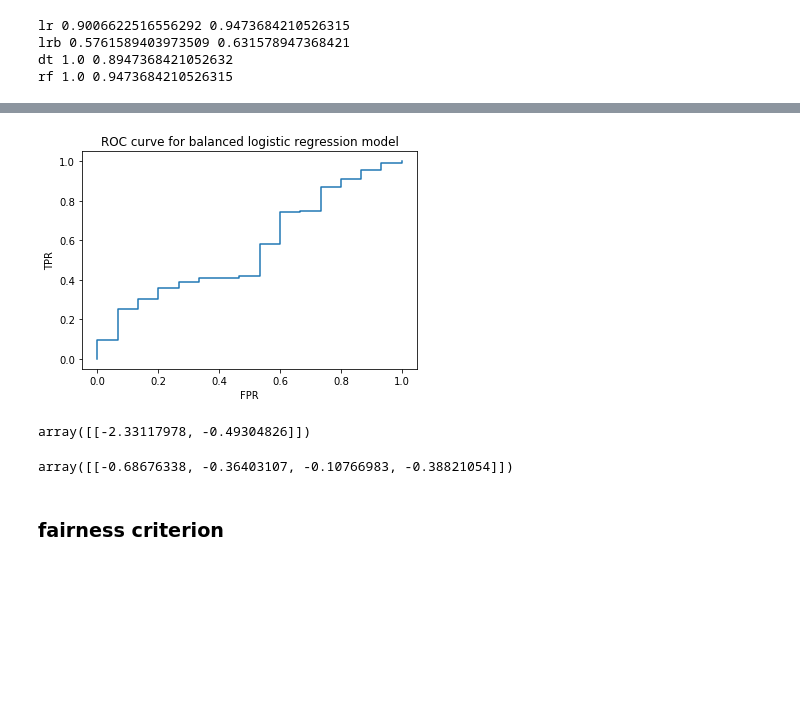
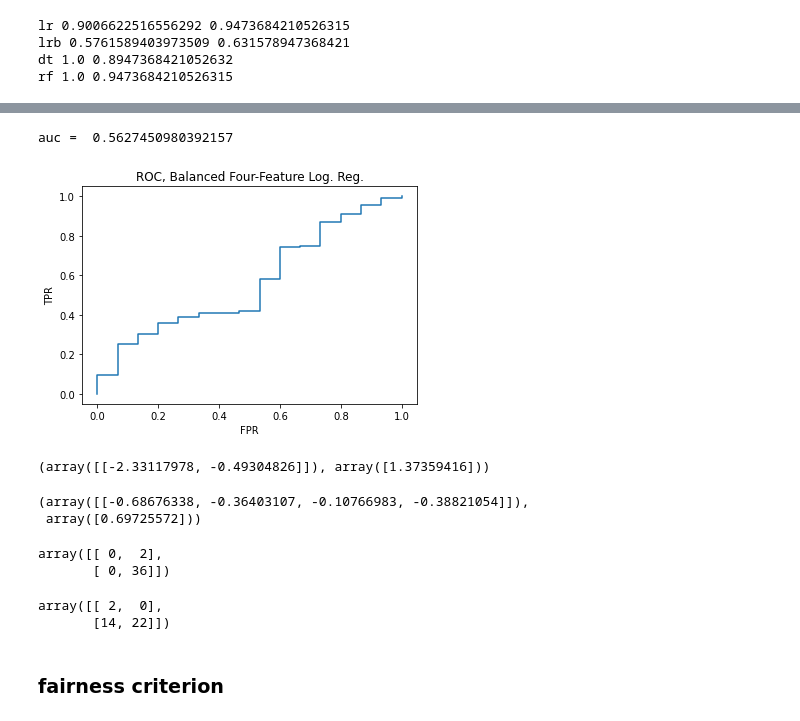
Before and after one commit to surajrampure/281a-final-project, a Jupyter notebook: final project.ipynb, the cells around one changed output, grey strips where cells are left out. Cells and saved outputs as stored; diff of their text form; code cells hidden in the pictures; blank space fills up the shorter version.

```diff
--- a/final project.ipynb
+++ b/final project.ipynb
@@ -481,21 +551,37 @@ plt.title('ROC curve for unbalanced logistic regression model');
 # %%
 fpr, tpr, threshold = roc_curve(train_merged['binary target'],
                                binary_models_merged['lrb'].predict_proba(train_merged[features])[:, 1])
+
+plt.plot(fpr, tpr);
+plt.xlabel('FPR')
+plt.ylabel('TPR')
+plt.title('ROC, Balanced Four-Feature Log. Reg.');
+print('auc = ', auc(fpr, tpr))
+# plt.savefig('export/balancedroc.png')
+# %% [output]
+auc =  0.5627450980392157
+[figure, added]
-# %%
-plt.plot(fpr, tpr);
-plt.xlabel('FPR')
-plt.ylabel('TPR')
-plt.title('ROC curve for balanced logistic regression model');
-# %% [output]
-[figure, removed]
 # %%
-binary_models['lrb'].coef_
+binary_models['lrb'].coef_, binary_models['lrb'].intercept_,
 # %% [output]
-array([[-2.33117978, -0.49304826]])
+(array([[-2.33117978, -0.49304826]]), array([1.37359416]))
 # %%
-binary_models_merged['lrb'].coef_
+binary_models_merged['lrb'].coef_, binary_models_merged['lrb'].intercept_
 # %% [output]
-array([[-0.68676338, -0.36403107, -0.10766983, -0.38821054]])
+(array([[-0.68676338, -0.36403107, -0.10766983, -0.38821054]]),
+ array([0.69725572]))
+# %%
+# lrb cm
+confusion_matrix(test_merged['binary target'], binary_models_merged['lr'].predict(test_merged[['AppMaleProportion', 'AdmMaleProportion', 'AppWhiteProportion', 'AdmWhiteProportion']]))
+# %% [output]
+array([[ 0,  2],
+       [ 0, 36]])
+# %%
+# lrb cm
+confusion_matrix(test_merged['binary target'], binary_models_merged['lrb'].predict(test_merged[['AppMaleProportion', 'AdmMaleProportion', 'AppWhiteProportion', 'AdmWhiteProportion']]))
+# %% [output]
+array([[ 2,  0],
+       [14, 22]])
 # %% [markdown]
 ### fairness criterion
 # %%
```
Also changed, not shown: parts of 47 cells of this notebook, 2 other files.
